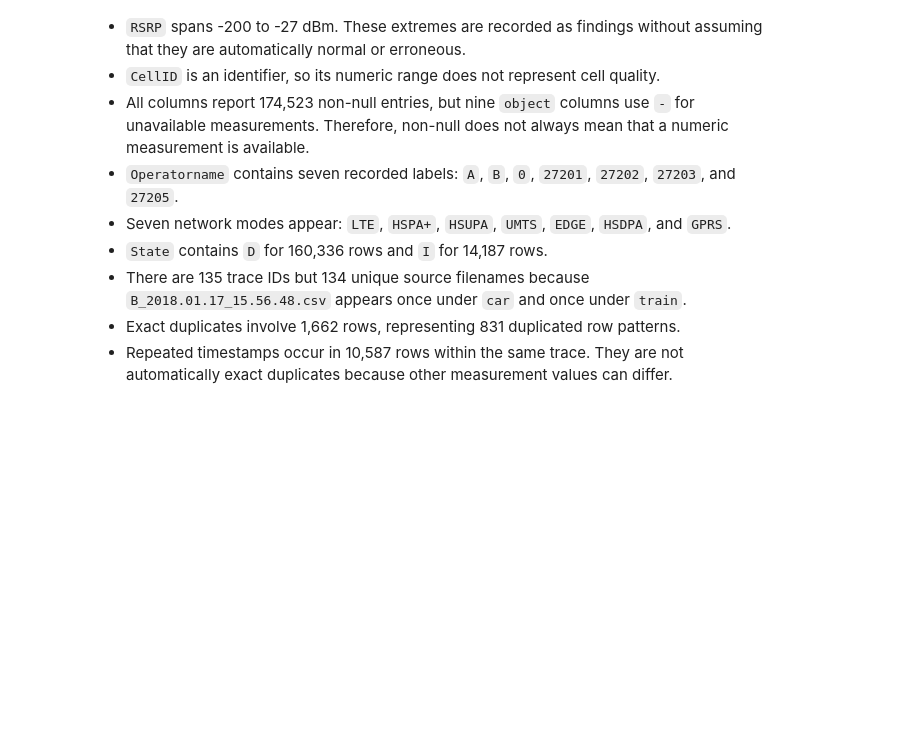
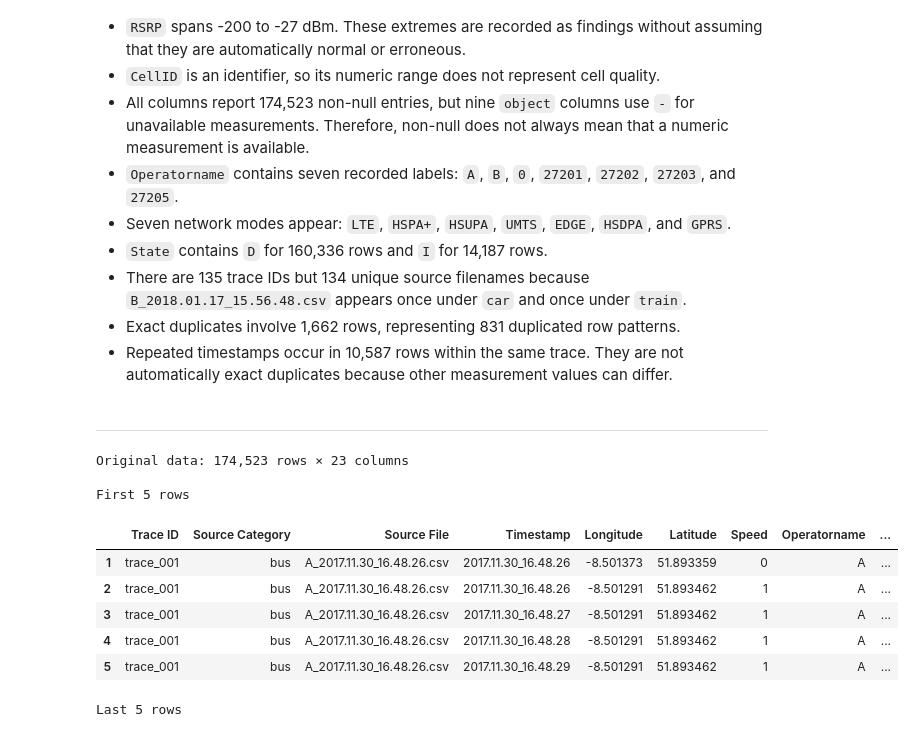
Before and after one commit to Zendin110206/4g-lte-throughput-prediction, a Jupyter notebook: notebooks/01_lte_throughput_analysis.ipynb, the cells around one changed output. Saved outputs shown, nothing was run; the diff lists cells and outputs as text; code cells hidden in the pictures; blank space fills up the shorter version.

```diff
--- a/notebooks/01_lte_throughput_analysis.ipynb
+++ b/notebooks/01_lte_throughput_analysis.ipynb
@@ -650,3 +650,33 @@ The unique-value counts include `-` when it appears as an observed placeholder.
 - Exact duplicates involve 1,662 rows, representing 831 duplicated row patterns.
 - Repeated timestamps occur in 10,587 rows within the same trace. They are not
   automatically exact duplicates because other measurement values can differ.
+# %% [markdown]
+___
+# %%
+original_rows, original_columns = combined_df.shape
+
+first_rows = combined_df.head(5).copy()
+first_rows.index = range(1, 6)
+
+last_rows = combined_df.tail(5).copy()
+last_rows.index = range(original_rows - 4, original_rows + 1)
+
+print(f"Original data: {original_rows:,} rows × {original_columns} columns")
+
+with pd.option_context("display.max_columns", None):
+    print("\nFirst 5 rows")
+    display(first_rows)
+
+    print("Last 5 rows")
+    display(last_rows)
+# %% [output]
+Original data: 174,523 rows × 23 columns
+
+First 5 rows
+|  | Trace ID | Source Category | Source File | Timestamp | Longitude | Latitude | Speed | Operatorname | ... |
+| 1 | trace_001 | bus | A_2017.11.30_16.48.26.csv | 2017.11.30_16.48.26 | -8.501373 | 51.893359 | 0 | A | ... |
+| 2 | trace_001 | bus | A_2017.11.30_16.48.26.csv | 2017.11.30_16.48.26 | -8.501291 | 51.893462 | 1 | A | ... |
+| 3 | trace_001 | bus | A_2017.11.30_16.48.26.csv | 2017.11.30_16.48.27 | -8.501291 | 51.893462 | 1 | A | ... |
+| 4 | trace_001 | bus | A_2017.11.30_16.48.26.csv | 2017.11.30_16.48.28 | -8.501291 | 51.893462 | 1 | A | ... |
+| 5 | trace_001 | bus | A_2017.11.30_16.48.26.csv | 2017.11.30_16.48.29 | -8.501291 | 51.893462 | 1 | A | ... |
+Last 5 rows
```
Also changed, not shown: parts of 9 cells of this notebook, 1 other file.
